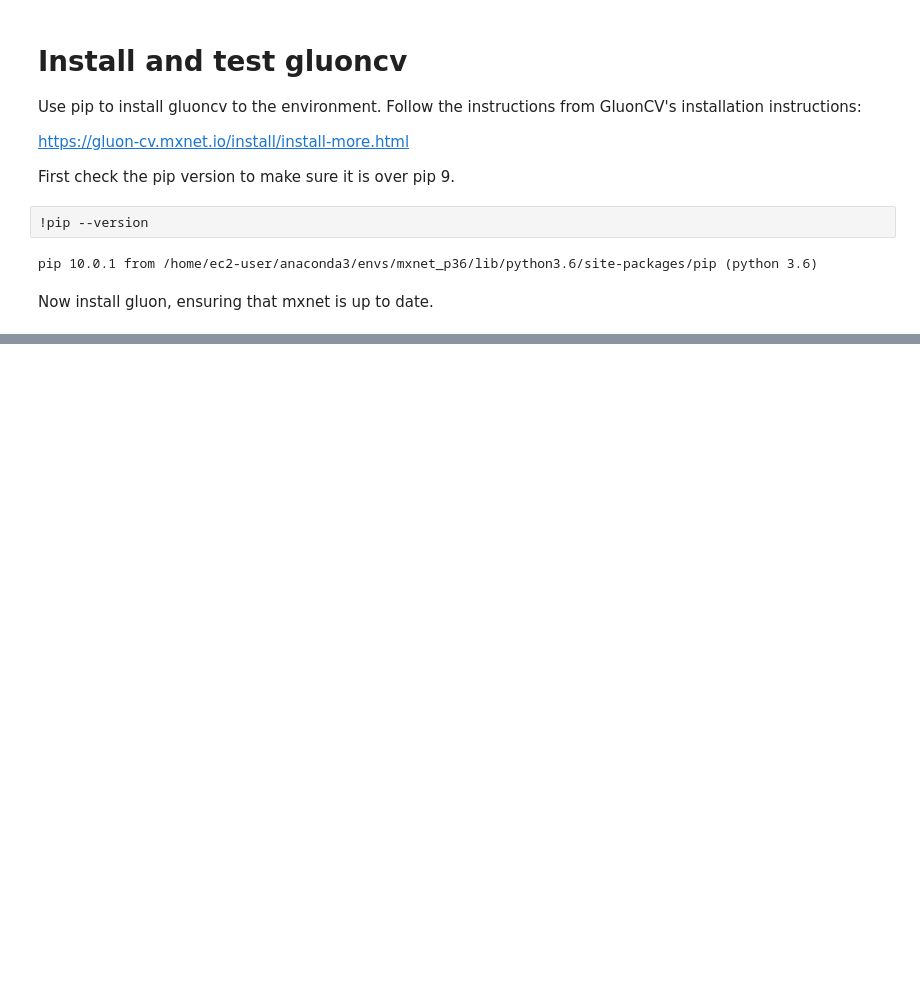
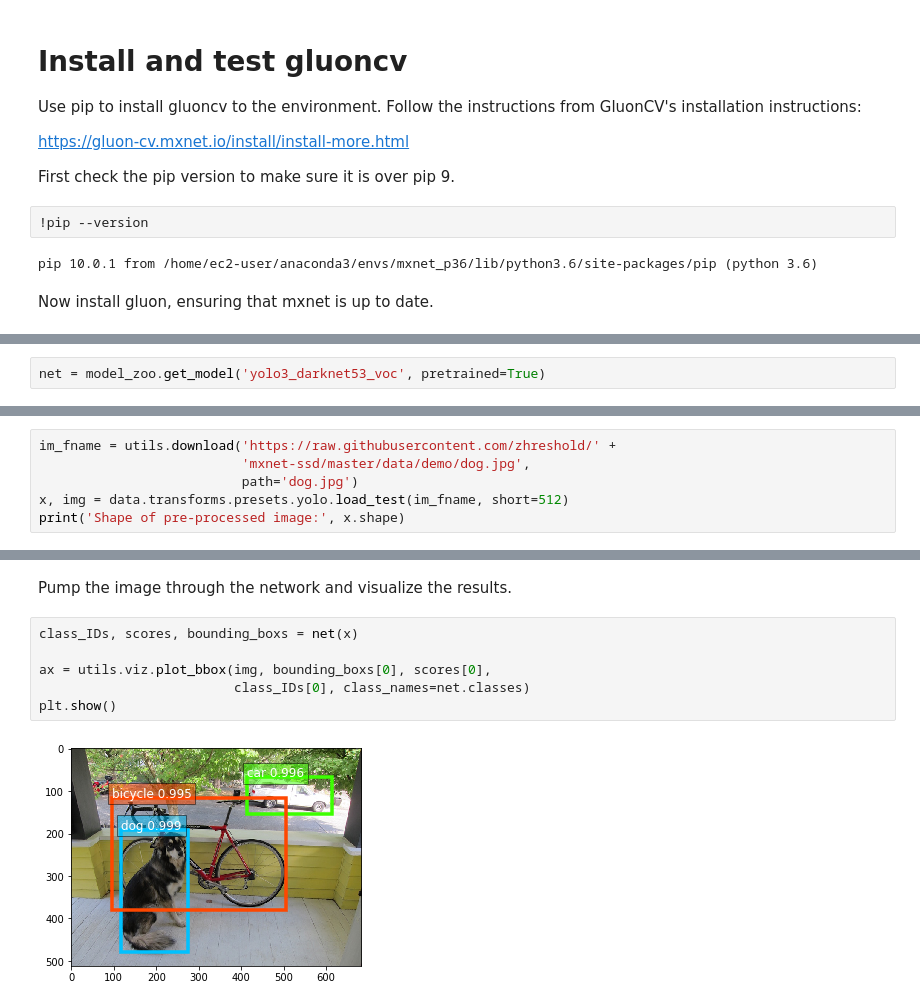
Before and after one commit to eor314/csiro-aos-object-detection, a Jupyter notebook: install_test.ipynb, the cells around one changed output, grey strips where cells are left out. Saved outputs shown, nothing was run; the diff lists cells and outputs as text; blank space fills up the shorter version.

Commit message:
completed install test

```diff
--- a/install_test.ipynb
+++ b/install_test.ipynb
@@ -34,0 +48,2 @@ You should consider upgrading via the 'pip install --upgrade pip' command.
+# %%
+net = model_zoo.get_model('yolo3_darknet53_voc', pretrained=True)
@@ -34,0 +54,6 @@ You should consider upgrading via the 'pip install --upgrade pip' command.
+# %%
+im_fname = utils.download('https://raw.githubusercontent.com/zhreshold/' +
+                          'mxnet-ssd/master/data/demo/dog.jpg',
+                          path='dog.jpg')
+x, img = data.transforms.presets.yolo.load_test(im_fname, short=512)
+print('Shape of pre-processed image:', x.shape)
@@ -34,0 +63,10 @@ You should consider upgrading via the 'pip install --upgrade pip' command.
+# %% [markdown]
+Pump the image through the network and visualize the results.
+# %%
+class_IDs, scores, bounding_boxs = net(x)
+
+ax = utils.viz.plot_bbox(img, bounding_boxs[0], scores[0],
+                         class_IDs[0], class_names=net.classes)
+plt.show()
+# %% [output]
+[figure, added]
```
Also changed, not shown: parts of 6 cells of this notebook, 1 other file.
